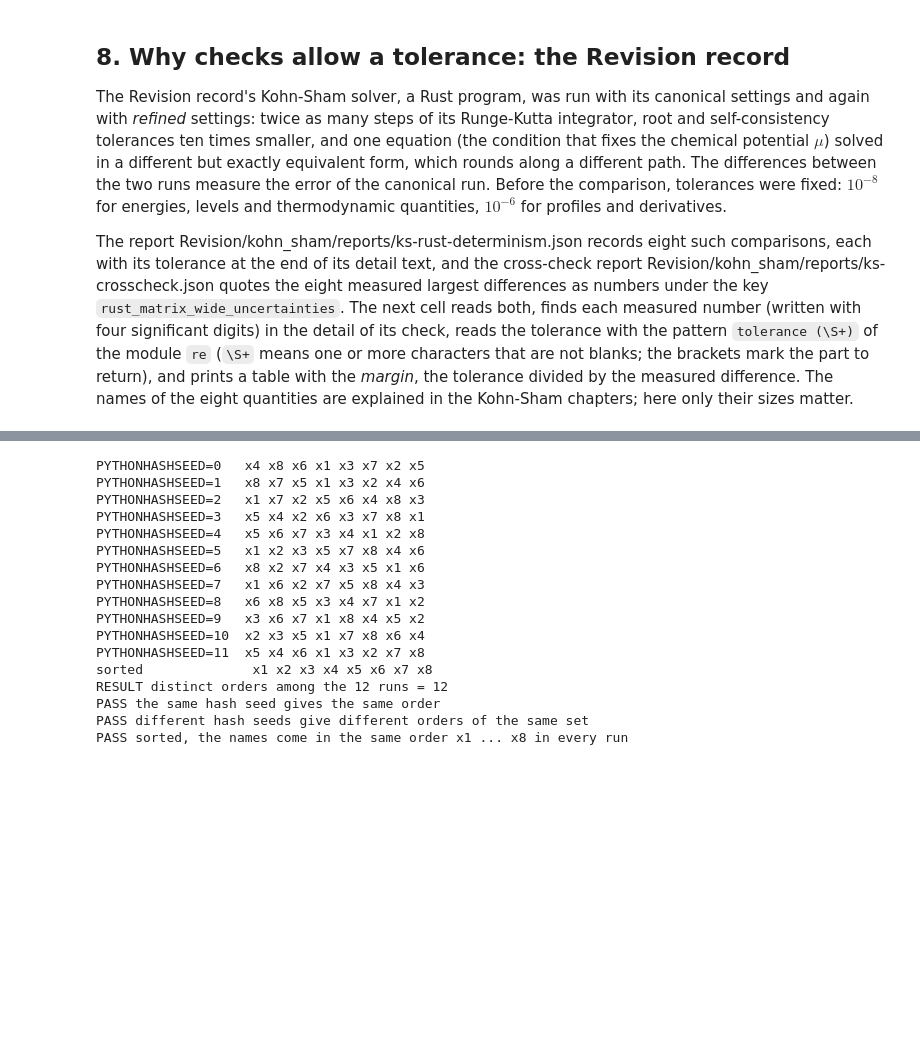
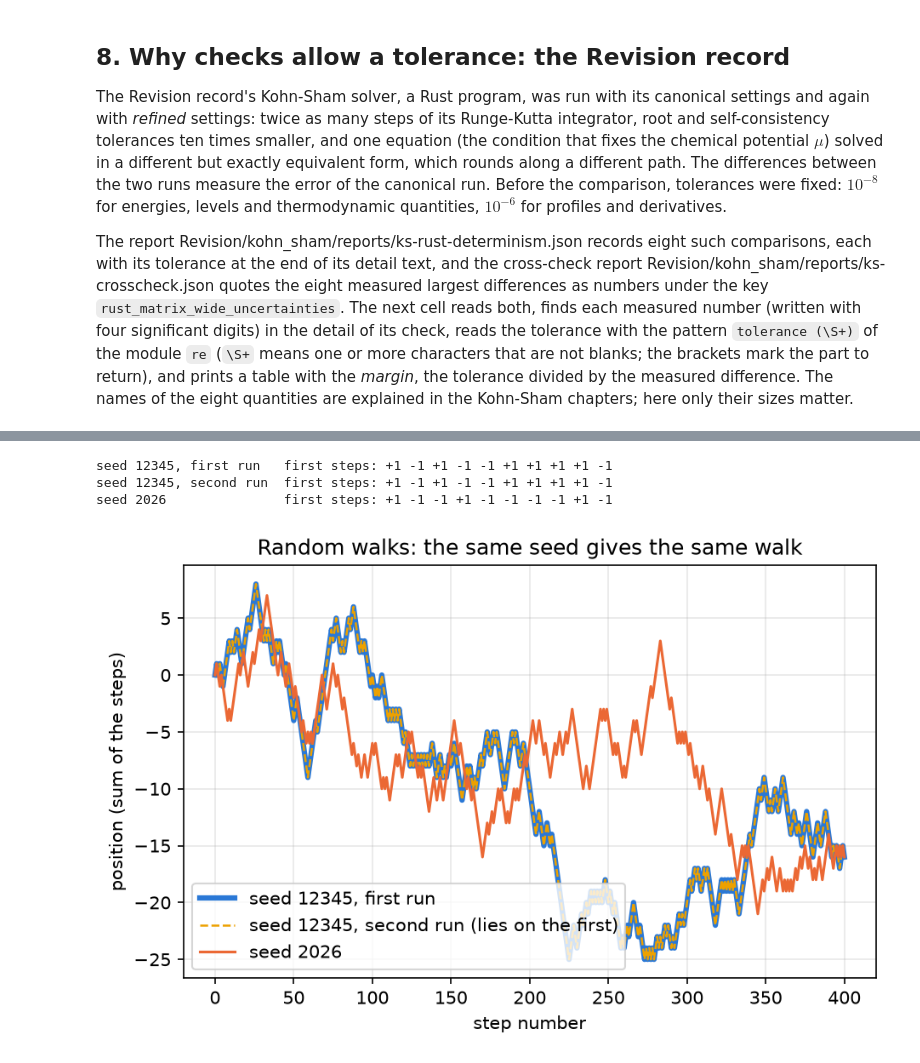
Before and after one commit to once-ere/Dirac_claude, a Jupyter notebook: Revision/textbook/notebooks/00d_reproducible_runs.ipynb, the cells around one changed output, grey strips where cells are left out. Drawn from its saved outputs; the diff is of its cells as text; code cells hidden in the pictures; blank space fills up the shorter version.

Commit message:
WIP snapshot (automatic at stop): 19 files; work in progress, see HANDOFF.md
Co-Authored-By: Claude Opus 5.5 <noreply@anthropic.com>

```diff
--- a/Revision/textbook/notebooks/00d_reproducible_runs.ipynb
+++ b/Revision/textbook/notebooks/00d_reproducible_runs.ipynb
@@ -1174,46 +1189,39 @@ unsorted set would print its names in another order.
 # %%
-import subprocess  # starts another program and reads what it prints
+walks = {}  # a label -> the 401 positions of the walk (it starts at 0)
+for label, seed in (("seed 12345, first run", 12345),
+                    ("seed 12345, second run", 12345), ("seed 2026", 2026)):
+    generator = np.random.default_rng(seed)  # a new generator from this seed
+    steps = generator.choice([-1, 1], size=400)  # 400 random steps of +1 or -1
+    walks[label] = np.concatenate([[0], np.cumsum(steps)])  # positions 0 ... 400
+    first = " ".join(f"{s:+d}" for s in steps[:10])  # e.g. "+1 -1 +1 ..."
+    say(f"{label:23} first steps: {first}")
 
-NAMES = ["x1", "x2", "x3", "x4", "x5", "x6", "x7", "x8"]
-PROGRAM = "import sys; print(*set(sys.argv[1:]))"  # print the names of a set
-
-
-def set_order(seed):
-    """The order in which a new Python with PYTHONHASHSEED = seed prints the set."""
-    environment = dict(os.environ, PYTHONHASHSEED=str(seed))
-    completed = subprocess.run([sys.executable, "-c", PROGRAM, *NAMES],
-                               capture_output=True, text=True, env=environment,
-                               check=True)  # check=True: stop if Python failed
-    return completed.stdout.split()  # the printed names, in their printed order
-
-
-orders = [set_order(seed) for seed in range(12)]  # the seeds 0, 1, ..., 11
-for seed, order in enumerate(orders):
-    printed = " ".join(order)  # the eight names separated by blanks
-    say(f"PYTHONHASHSEED={seed:<2}  {printed}")
-in_order = " ".join(sorted(orders[0]))  # sorted: x1 x2 ... x8
-say(f"sorted              {in_order}")
-different = len({tuple(order) for order in orders})  # the number of distinct orders
-report("distinct orders among the 12 runs", different)
-check(set_order(0) == orders[0], "the same hash seed gives the same order")
-check(different >= 2, "different hash seeds give different orders of the same set")
-check(all(sorted(order) == NAMES for order in orders),
-      "sorted, the names come in the same order x1 ... x8 in every run")
+fig, ax = plt.subplots()
+step_numbers = np.arange(401)
+ax.plot(step_numbers, walks["seed 12345, first run"], color=BLUE, linewidth=3.0,
+        label="seed 12345, first run")
+ax.plot(step_numbers, walks["seed 12345, second run"], color=YELLOW, linewidth=1.2,
+        linestyle="--", label="seed 12345, second run (lies on the first)")
+ax.plot(step_numbers, walks["seed 2026"], color=ORANGE, linewidth=1.5,
+        label="seed 2026")
+ax.set_xlabel("step number")
+ax.set_ylabel("position (sum of the steps)")
+ax.set_title("Random walks: the same seed gives the same walk")
+ax.legend(loc="lower left")  # the lower left corner holds no part of the walks
+save_figure(fig, "seeded_walks",
+            r"Three random walks of 400 steps of $+1$ or $-1$ (horizontal axis the "
+            r"step number, vertical axis the position, the sum of the steps so far; "
+            r"pure numbers). The thick blue walk and the dashed yellow walk come from "
+            r"two separate generators started with the same seed 12345: they are "
+            r"identical, step for step, so the yellow line lies on the blue one. "
+            r"The orange walk, from the seed 2026, is different. A fixed seed makes "
+            r"random numbers repeat exactly in every run.")
+check(np.array_equal(walks["seed 12345, first run"], walks["seed 12345, second run"]),
+      "two generators with the same seed give the same 400 steps")
+check(not np.array_equal(walks["seed 12345, first run"], walks["seed 2026"]),
+      "a generator with another seed gives other steps")
 # %% [output]
-PYTHONHASHSEED=0   x4 x8 x6 x1 x3 x7 x2 x5
-PYTHONHASHSEED=1   x8 x7 x5 x1 x3 x2 x4 x6
-PYTHONHASHSEED=2   x1 x7 x2 x5 x6 x4 x8 x3
-PYTHONHASHSEED=3   x5 x4 x2 x6 x3 x7 x8 x1
-PYTHONHASHSEED=4   x5 x6 x7 x3 x4 x1 x2 x8
-PYTHONHASHSEED=5   x1 x2 x3 x5 x7 x8 x4 x6
-PYTHONHASHSEED=6   x8 x2 x7 x4 x3 x5 x1 x6
-PYTHONHASHSEED=7   x1 x6 x2 x7 x5 x8 x4 x3
-PYTHONHASHSEED=8   x6 x8 x5 x3 x4 x7 x1 x2
-PYTHONHASHSEED=9   x3 x6 x7 x1 x8 x4 x5 x2
-PYTHONHASHSEED=10  x2 x3 x5 x1 x7 x8 x6 x4
-PYTHONHASHSEED=11  x5 x4 x6 x1 x3 x2 x7 x8
-sorted              x1 x2 x3 x4 x5 x6 x7 x8
-RESULT distinct orders among the 12 runs = 12
-PASS the same hash seed gives the same order
-PASS different hash seeds give different orders of the same set
-PASS sorted, the names come in the same order x1 ... x8 in every run
+seed 12345, first run   first steps: +1 -1 +1 -1 -1 +1 +1 +1 +1 -1
+seed 12345, second run  first steps: +1 -1 +1 -1 -1 +1 +1 +1 +1 -1
+seed 2026               first steps: +1 -1 -1 +1 -1 -1 -1 -1 +1 -1
+[figure, added]
```
Also changed, not shown: parts of 27 cells of this notebook, 18 other files.
